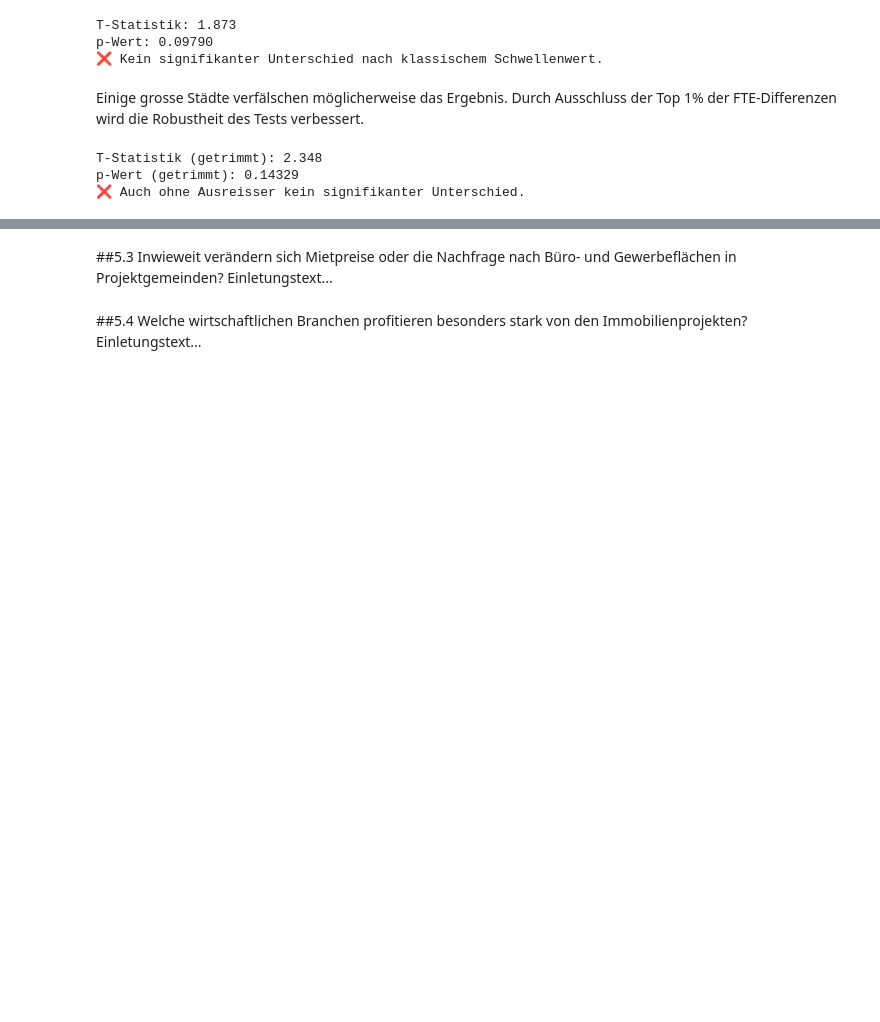
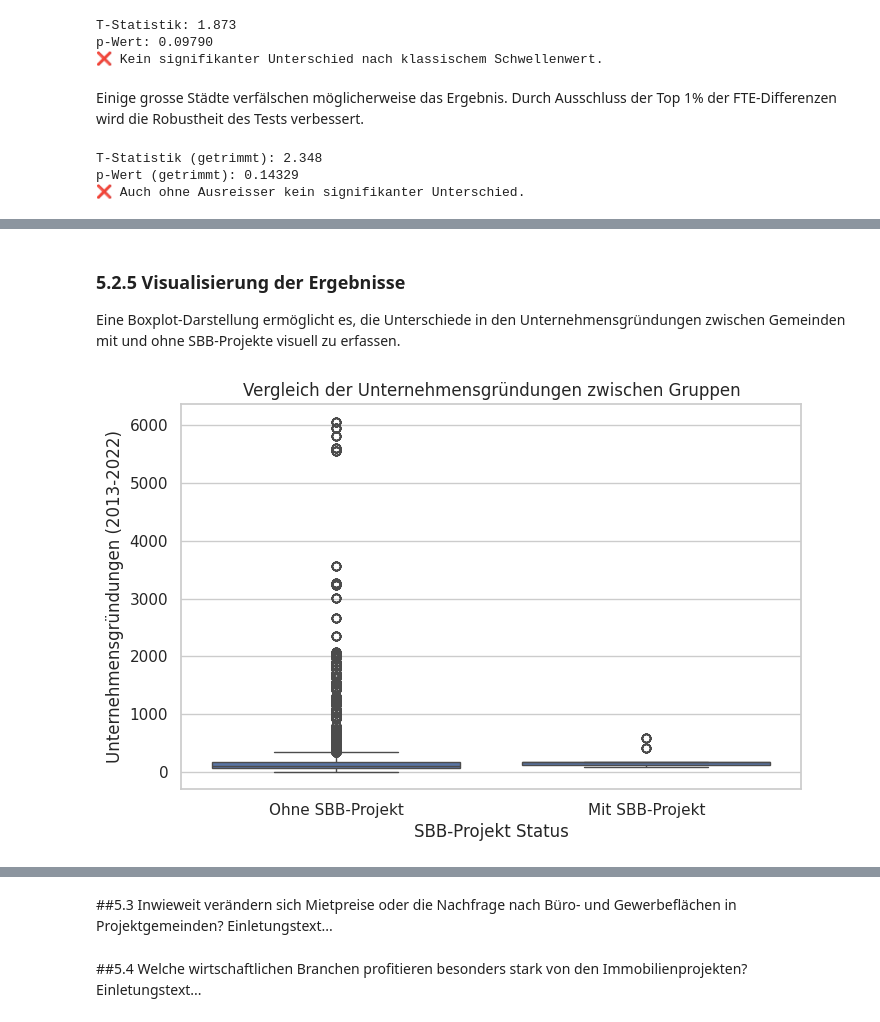
Before and after one commit to Fa-commits/BINA, a Jupyter notebook: BINA.ipynb, the cells around one changed output, grey strips where cells are left out. Saved outputs shown, nothing was run; the diff lists cells and outputs as text; code cells hidden in the pictures; blank space fills up the shorter version.

```diff
--- a/BINA.ipynb
+++ b/BINA.ipynb
@@ -459,10 +546,14 @@ df_bfs['hat_sbb_projekt'] = df_bfs['BFS_ID'].isin(bfs_ids_mit_sbb)
 # --- Gründungen via BFS_ID verknüpfen ---
 df_bfs = df_bfs.merge(df_gruendungen[['BFS_ID', 'Gruendungen_2013_2022']], on='BFS_ID', how='left')
 
+# --- Integration der Bevölkerungsänderungsdaten in df_bfs ---
+df_bfs = df_bfs.merge(df_pop_avg, on="BFS_ID", how="left")
+
 # --- Kontrolle ---
 print("→ Gemeinden mit SBB-Projekt:", df_bfs['hat_sbb_projekt'].sum())
 print("→ Gemeinden mit Gründungsdaten:", df_bfs['Gruendungen_2013_2022'].notna().sum())
 print("→ Anteil BFS_ID-Zuordnung:", round(df_bfs['BFS_ID'].notna().mean() * 100, 2), "%")
+print("→ Gemeinden mit zugewiesenen Bevölkerungsänderungsdaten:", df_bfs["Bevoelkerungsaenderung_2011_2022"].notna().sum())
 print("→ Gesamtanzahl Datensätze (df_bfs):", df_bfs.shape[0])
 # %% [output]
 → Gemeinden mit SBB-Projekt: 108
@@ -701,0 +813,13 @@ Einletungstext...
+# %%
+import statsmodels.api as sm
+
+df_bfs['hat_sbb_projekt'] = df_bfs['hat_sbb_projekt'].astype(int)
+df_bfs['Gruendungen_2013_2022'] = pd.to_numeric(df_bfs['Gruendungen_2013_2022'], errors='coerce')
+
+# Entfernen von Ausreissern mit der IQR-Methode
+Q1 = df_bfs['Gruendungen_2013_2022'].quantile(0.25)
+Q3 = df_bfs['Gruendungen_2013_2022'].quantile(0.75)
+IQR = Q3 - Q1
+lower_bound = Q1 - 1.5 * IQR
+upper_bound = Q3 + 1.5 * IQR
+df_bfs_no_outliers = df_bfs[(df_bfs['Gruendungen_2013_2022'] >= lower_bound) & (df_bfs['Gruendungen_2013_2022'] <= upper_bound)]
@@ -701,0 +949,15 @@ Einletungstext...
+# %% [markdown]
+### 5.2.5 Visualisierung der Ergebnisse
+Eine Boxplot-Darstellung ermöglicht es, die Unterschiede in den Unternehmensgründungen zwischen Gemeinden mit und ohne SBB-Projekte visuell zu erfassen.
+# %%
+# Mit Ausreissern
+
+plt.figure(figsize=(8, 5))
+sns.boxplot(x=df_bfs['hat_sbb_projekt'], y=df_bfs['Gruendungen_2013_2022'])
+plt.xticks([0, 1], ['Ohne SBB-Projekt', 'Mit SBB-Projekt'])
+plt.xlabel("SBB-Projekt Status")
+plt.ylabel("Unternehmensgründungen (2013-2022)")
+plt.title("Vergleich der Unternehmensgründungen zwischen Gruppen")
+plt.show()
+# %% [output]
+[figure, added]
```
Also changed, not shown: parts of 23 cells of this notebook.
